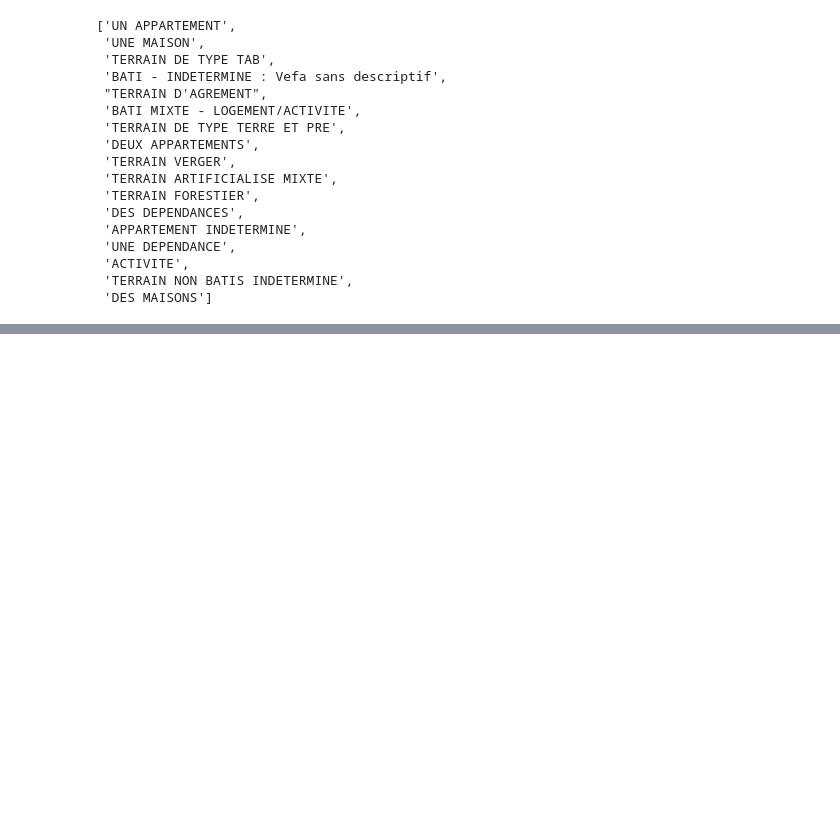
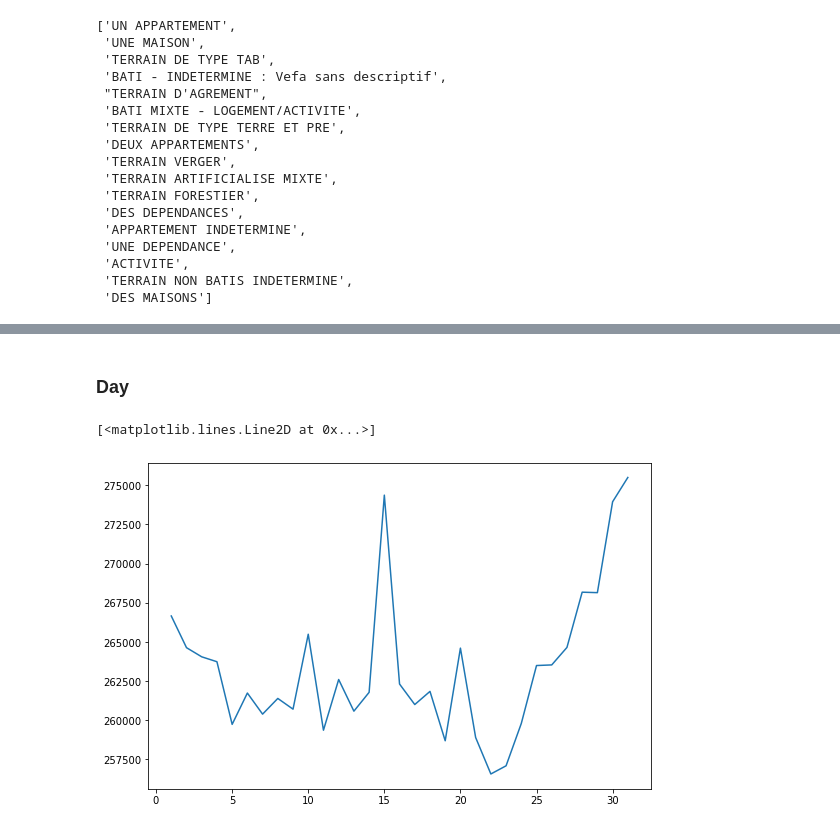
Before and after one commit to Juliette-De/the-right-price, a Jupyter notebook: Untitled.ipynb, the cells around one changed output, grey strips where cells are left out. Drawn from its saved outputs; the diff is of its cells as text; code cells hidden in the pictures; blank space fills up the shorter version.

```diff
--- a/Untitled.ipynb
+++ b/Untitled.ipynb
@@ -327,0 +467,8 @@ IDF_sample[IDF_sample['Dept'] == dept_slider].libtypbien.unique().tolist() if de
+# %% [markdown]
+### Day
+# %%
+_, ax = plt.subplots(figsize=(9, 6))
+ax.plot(IDF[IDF['valeurfonc'] <= 1000000].groupby('day').mean()['valeurfonc'])
+# %% [output]
+[<matplotlib.lines.Line2D at 0x...>]
+[figure, added]
```
Also changed, not shown: parts of 80 cells of this notebook, 2 other files.
